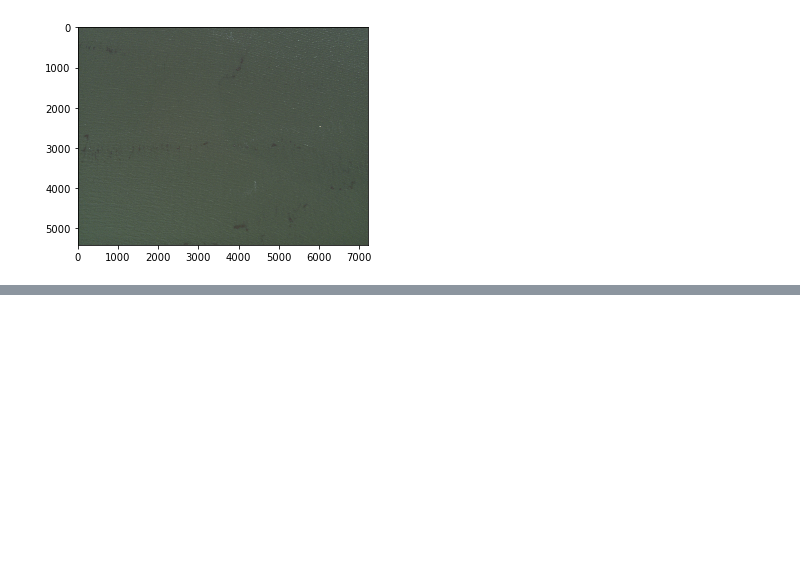
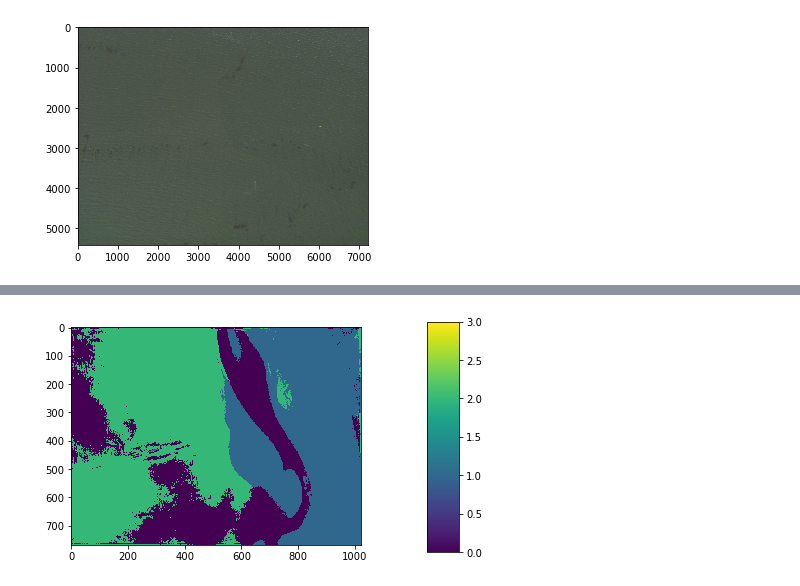
Before and after one commit to ebgoldstein/SegmentationActiveLearning, a Jupyter notebook: src/InvestigateModelOutputs.ipynb, the cells around one changed output, grey strips where cells are left out. Saved outputs shown, nothing was run; the diff lists cells and outputs as text; code cells hidden in the pictures; blank space fills up the shorter version.

```diff
--- a/src/InvestigateModelOutputs.ipynb
+++ b/src/InvestigateModelOutputs.ipynb
@@ -194,0 +229,21 @@ imgplot = plt.imshow(imgReal)
+# %%
+#make 4 preds
+pred1 = model.predict(img)
+pred2 = np.flipud(model.predict(np.flipud(img)))
+pred3 = np.fliplr(model.predict(np.fliplr(img)))
+pred4 = np.flipud(np.fliplr(model.predict(np.flipud(np.fliplr(img)))   ))
+
+#softvoting
+pred = pred1+pred2+pred3+pred4
+
+#argmax to get the labels
+lab = np.argmax(pred.squeeze(),-1)
+
+# plot the fig where water: 0; sand:1; veg : 2; dev : 3
+
+plt.imshow(lab)
+cax = plt.axes([1, 0.1, 0.075, 0.8])
+plt.colorbar(cax=cax)
+plt.show()
+# %% [output]
+[figure, added]
```
Also changed, not shown: parts of 2 cells of this notebook.
